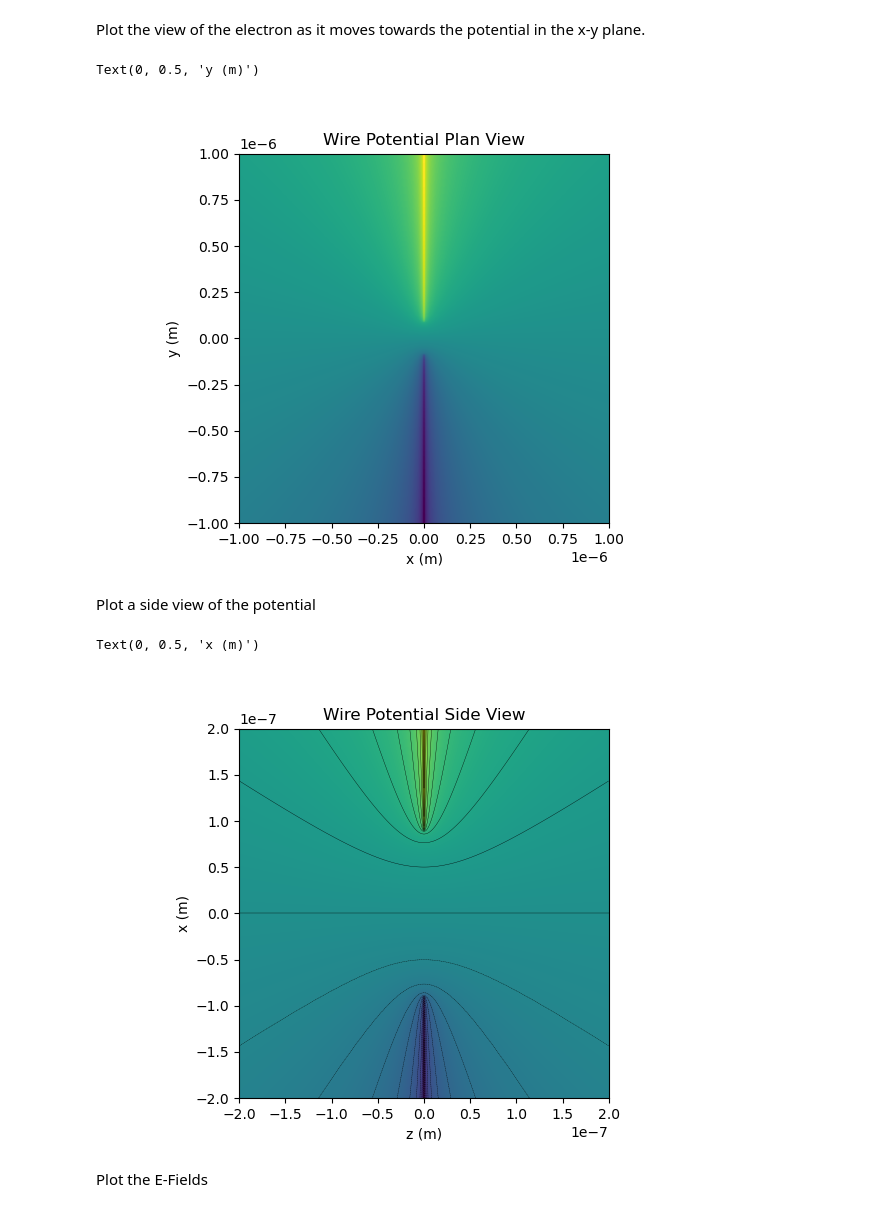
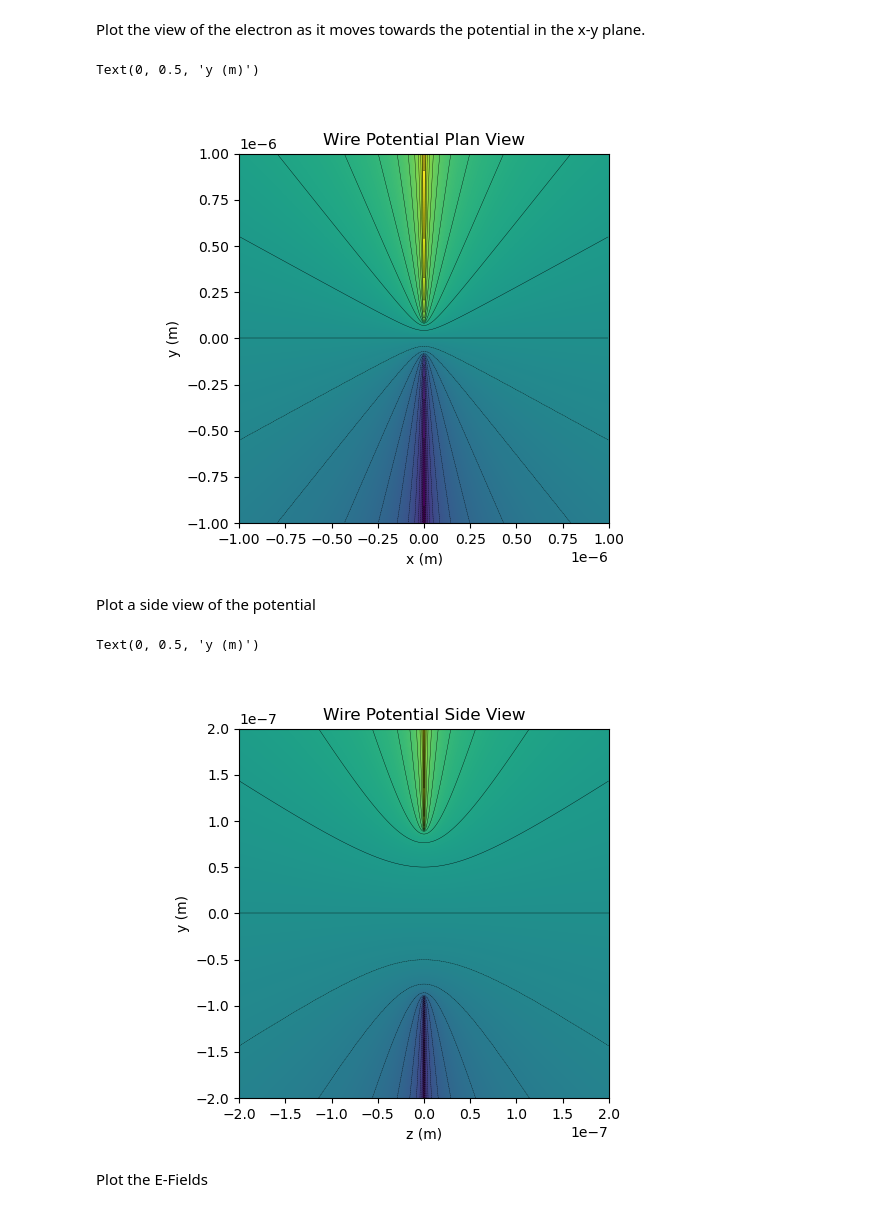
Before and after one commit to AMCLab/TEMGYMAdvanced, a Jupyter notebook: JanghyunCOMAnalysis/wire_giulio_baseline_physical_scale.ipynb, the cells around one changed output. Cells and saved outputs as stored; diff of their text form; code cells hidden in the pictures.

```diff
--- a/JanghyunCOMAnalysis/wire_giulio_baseline_physical_scale.ipynb
+++ b/JanghyunCOMAnalysis/wire_giulio_baseline_physical_scale.ipynb
@@ -56,22 +57,22 @@ Plot the view of the electron as it moves towards the potential in the x-y plane
 # %%
 z_ = np.linspace(-1, 1, 1000)
 plan_figure, plan_ax = plt.subplots()
 
 scale = 1000e-9
 x_line, xstep = np.linspace(-scale, scale, 300, retstep = True)
 y_line, ystep = np.linspace(-scale, scale, 300, retstep = True)
 x_grid, y_grid = np.meshgrid(x_line, y_line)
 z_grid = 0*np.ones(x_grid.shape)
 
 potential_image = phi_wires_pozzi_lambda_simple(x_grid, y_grid, 0)
 plan_ax.imshow(potential_image, extent=[-scale, scale, -scale, scale])
-#plan_ax.contour(potential_image, 25, linewidths = 0.25, colors = 'k', extent = [-1, 1, -1, 1], origin = 'upper')
+plan_ax.contour(potential_image, 25, linewidths = 0.25, colors = 'k', extent=[-scale, scale, -scale, scale], origin = 'upper')
 plan_ax.set_title('Wire Potential Plan View')
 plan_ax.set_xlabel('x (m)')
 plan_ax.set_ylabel('y (m)')
 # %% [output]
 Text(0, 0.5, 'y (m)')
-[figure, old version]
+[figure, new version]
 # %% [markdown]
 Plot a side view of the potential
 # %%
@@ -85,9 +86,9 @@ zy_ax.imshow(potential_image, extent=[-200e-9, 200e-9, -200e-9, 200e-9], origin
 zy_ax.contour(potential_image, 25, linewidths = 0.25, colors = 'k', extent = [-200e-9, 200e-9, -200e-9, 200e-9], origin = 'upper')
 zy_ax.set_title('Wire Potential Side View')
 zy_ax.set_xlabel('z (m)')
-zy_ax.set_ylabel('x (m)')
+zy_ax.set_ylabel('y (m)')
 # %% [output]
-Text(0, 0.5, 'x (m)')
+Text(0, 0.5, 'y (m)')
 [figure]
 # %% [markdown]
 Plot the E-Fields
```
Also changed, not shown: parts of 20 cells of this notebook, 1 other file.
